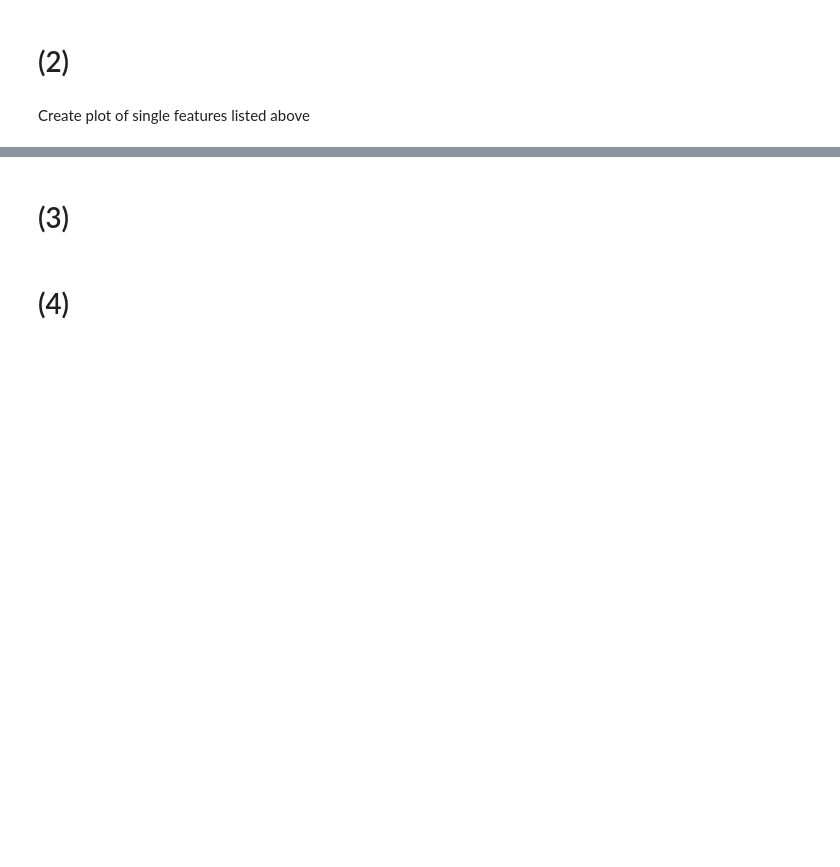
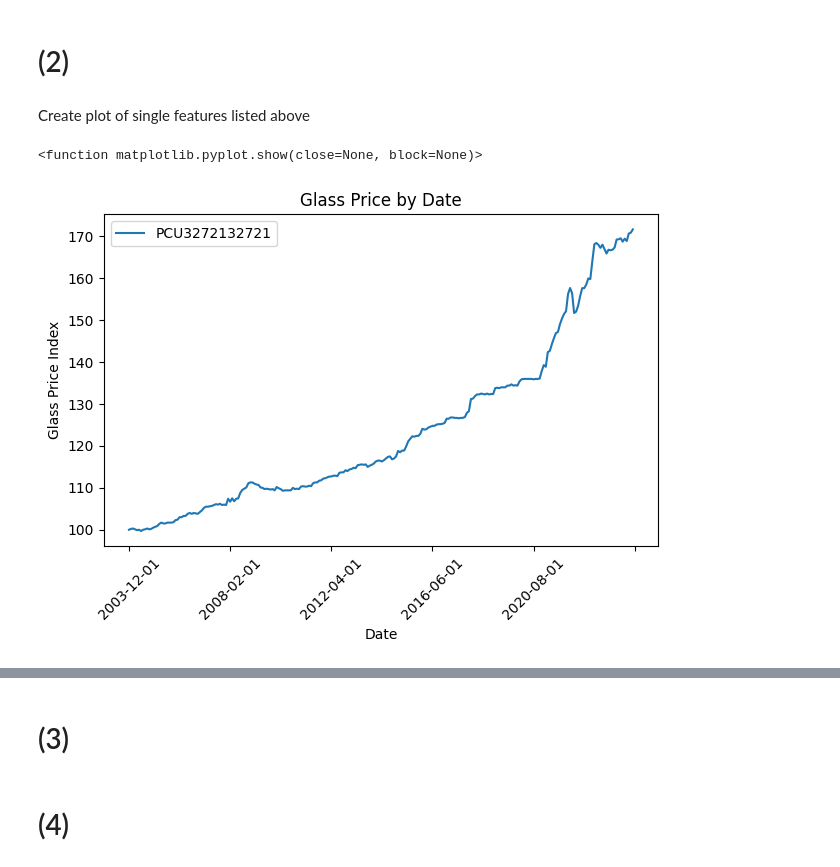
Before and after one commit to baschoff/Data-Science-Project, a Jupyter notebook: DataTeamProject.ipynb, the cells around one changed output, grey strips where cells are left out. Drawn from its saved outputs; the diff is of its cells as text; code cells hidden in the pictures; blank space fills up the shorter version.

```diff
--- a/DataTeamProject.ipynb
+++ b/DataTeamProject.ipynb
@@ -6,3 +43,31 @@
 # (1)
 # %% [markdown]
 Identify catagorical and numerical features
+# %%
+cN = PPI_Glass.columns.tolist()
+cN1 = PPI_Lumber.columns.tolist()
+cN2 = PPI_Asphalt.columns.tolist()
+cN3 = PPI_Cement.columns.tolist()
+cN4 = PPI_Plumbing.columns.tolist()
+cN5 = PPI_Metals.columns.tolist()
+cN6 = Inflation.columns.tolist()
+cN7 = StickyPrice.columns.tolist()
+cN8 = ComRealPri.columns.tolist()
+cN9 = Zillow.columns.tolist()
+print(cN)
+print(cN[1] , 'is an index that shows fluctuations for price of glass\n')
+print(cN1)
+print(cN1[1] , 'is an index that shows fluctuations for price of lumber\n')
+print(cN2)
+print(cN2[1] , 'is an index that shows fluctuations for price of asphalt\n')
+print(cN3)
+print(cN3[1] , 'is an index that shows fluctuations for price of cement\n')
+print(cN4)
+print(cN4[1] , 'is an index that shows fluctuations for price of plumbing\n')
+print(cN5)
+print(cN5[1] , 'is an index that shows fluctuations for price of metals\n')
+print(cN6)
+print(cN6[1] , 'is an index that shows fluctuations of inflation\n')
+print(cN7)
+print(cN8)
+print(cN9)
@@ -10,3 +93,14 @@ Identify catagorical and numerical features
 # (2)
 # %% [markdown]
 Create plot of single features listed above
+# %%
+PPI_Glass.plot.line(x=cN[0], y=cN[1])
+plt.title('Glass Price by Date')
+plt.xlabel('Date')
+plt.ylabel('Glass Price Index')
+plt.xticks(rotation=45)
+plt.tight_layout()
+plt.show
+# %% [output]
+<function matplotlib.pyplot.show(close=None, block=None)>
+[figure, added]
```
Also changed, not shown: parts of 9 cells of this notebook.
